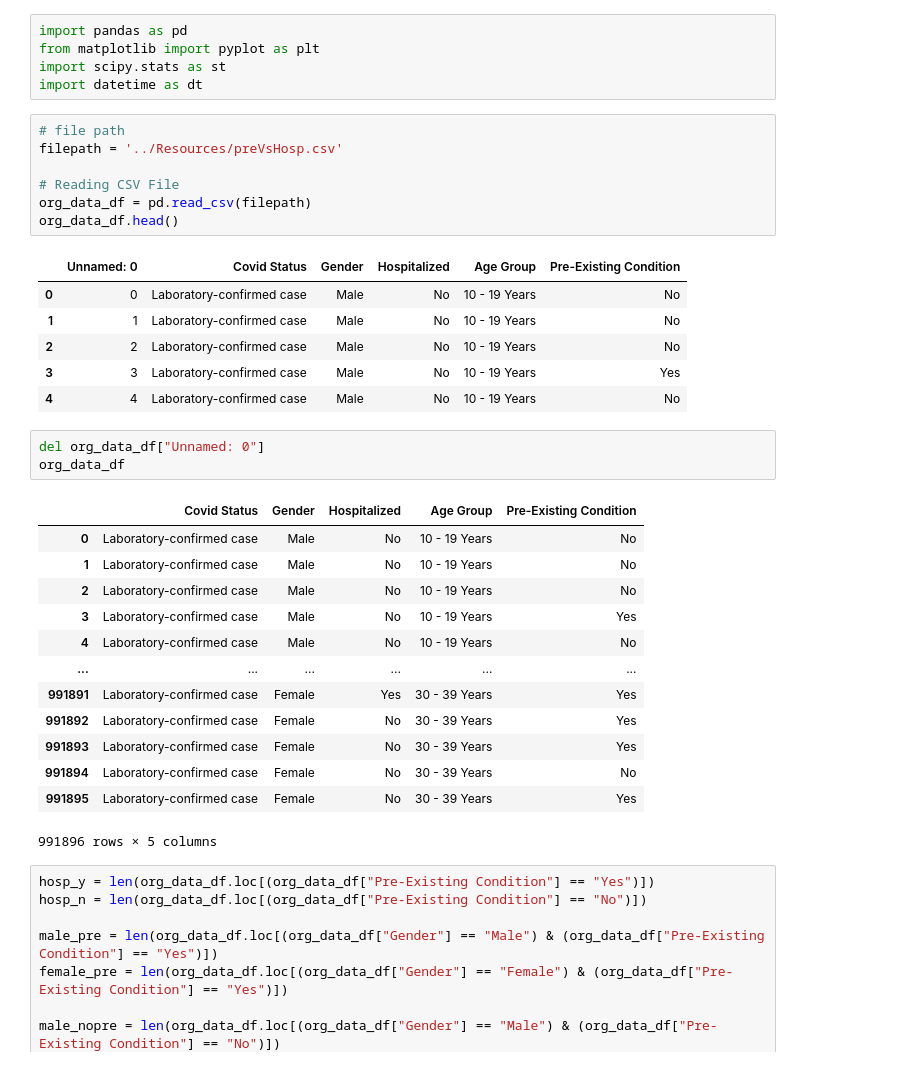
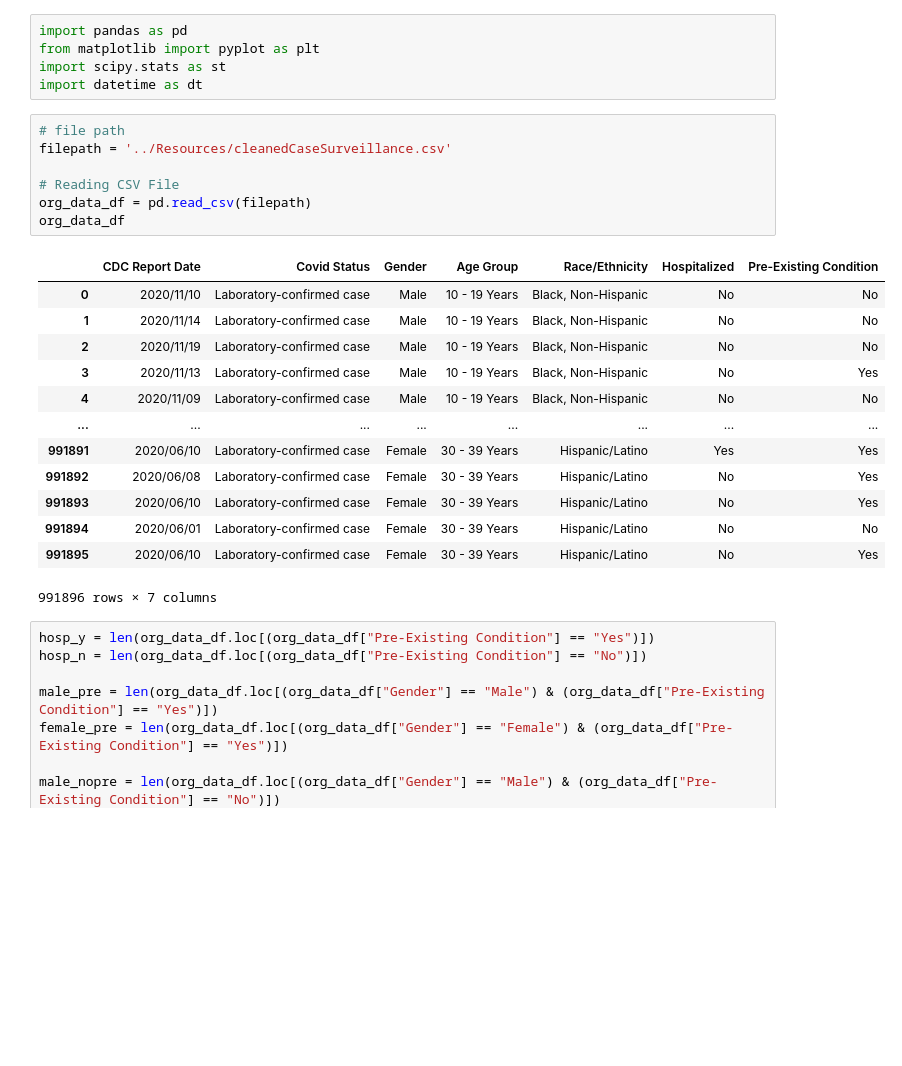
Before and after one commit to jforbis/rougeSquadron, a Jupyter notebook: JupyterScripts/forbis.ipynb, the cells around one changed output. Saved outputs shown, nothing was run; the diff lists cells and outputs as text; blank space fills up the shorter version.

```diff
--- a/JupyterScripts/forbis.ipynb
+++ b/JupyterScripts/forbis.ipynb
@@ -5,35 +5,25 @@ import scipy.stats as st
 import datetime as dt
 # %%
 # file path
-filepath = '../Resources/preVsHosp.csv'
+filepath = '../Resources/cleanedCaseSurveillance.csv'
 
 # Reading CSV File
 org_data_df = pd.read_csv(filepath)
-org_data_df.head()
+org_data_df
 # %% [output]
-|  | Unnamed: 0 | Covid Status | Gender | Hospitalized | Age Group | Pre-Existing Condition |
-| 0 | 0 | Laboratory-confirmed case | Male | No | 10 - 19 Years | No |
-| 1 | 1 | Laboratory-confirmed case | Male | No | 10 - 19 Years | No |
-| 2 | 2 | Laboratory-confirmed case | Male | No | 10 - 19 Years | No |
-| 3 | 3 | Laboratory-confirmed case | Male | No | 10 - 19 Years | Yes |
-| 4 | 4 | Laboratory-confirmed case | Male | No | 10 - 19 Years | No |
+|  | CDC Report Date | Covid Status | Gender | Age Group | Race/Ethnicity | Hospitalized | Pre-Existing Condition |
+| 0 | 2020/11/10 | Laboratory-confirmed case | Male | 10 - 19 Years | Black, Non-Hispanic | No | No |
+| 1 | 2020/11/14 | Laboratory-confirmed case | Male | 10 - 19 Years | Black, Non-Hispanic | No | No |
+| 2 | 2020/11/19 | Laboratory-confirmed case | Male | 10 - 19 Years | Black, Non-Hispanic | No | No |
+| 3 | 2020/11/13 | Laboratory-confirmed case | Male | 10 - 19 Years | Black, Non-Hispanic | No | Yes |
+| 4 | 2020/11/09 | Laboratory-confirmed case | Male | 10 - 19 Years | Black, Non-Hispanic | No | No |
+| ... | ... | ... | ... | ... | ... | ... | ... |
+| 991891 | 2020/06/10 | Laboratory-confirmed case | Female | 30 - 39 Years | Hispanic/Latino | Yes | Yes |
+| 991892 | 2020/06/08 | Laboratory-confirmed case | Female | 30 - 39 Years | Hispanic/Latino | No | Yes |
+| 991893 | 2020/06/10 | Laboratory-confirmed case | Female | 30 - 39 Years | Hispanic/Latino | No | Yes |
+| 991894 | 2020/06/01 | Laboratory-confirmed case | Female | 30 - 39 Years | Hispanic/Latino | No | No |
+| 991895 | 2020/06/10 | Laboratory-confirmed case | Female | 30 - 39 Years | Hispanic/Latino | No | Yes |
+991896 rows × 7 columns
-# %%
-del org_data_df["Unnamed: 0"]
-org_data_df
-# %% [output]
-|  | Covid Status | Gender | Hospitalized | Age Group | Pre-Existing Condition |
-| 0 | Laboratory-confirmed case | Male | No | 10 - 19 Years | No |
-| 1 | Laboratory-confirmed case | Male | No | 10 - 19 Years | No |
-| 2 | Laboratory-confirmed case | Male | No | 10 - 19 Years | No |
-| 3 | Laboratory-confirmed case | Male | No | 10 - 19 Years | Yes |
-| 4 | Laboratory-confirmed case | Male | No | 10 - 19 Years | No |
-| ... | ... | ... | ... | ... | ... |
-| 991891 | Laboratory-confirmed case | Female | Yes | 30 - 39 Years | Yes |
-| 991892 | Laboratory-confirmed case | Female | No | 30 - 39 Years | Yes |
-| 991893 | Laboratory-confirmed case | Female | No | 30 - 39 Years | Yes |
-| 991894 | Laboratory-confirmed case | Female | No | 30 - 39 Years | No |
-| 991895 | Laboratory-confirmed case | Female | No | 30 - 39 Years | Yes |
-991896 rows × 5 columns
 # %%
 hosp_y = len(org_data_df.loc[(org_data_df["Pre-Existing Condition"] == "Yes")])
 hosp_n = len(org_data_df.loc[(org_data_df["Pre-Existing Condition"] == "No")])
```
Also changed, not shown: parts of 2 cells of this notebook.
